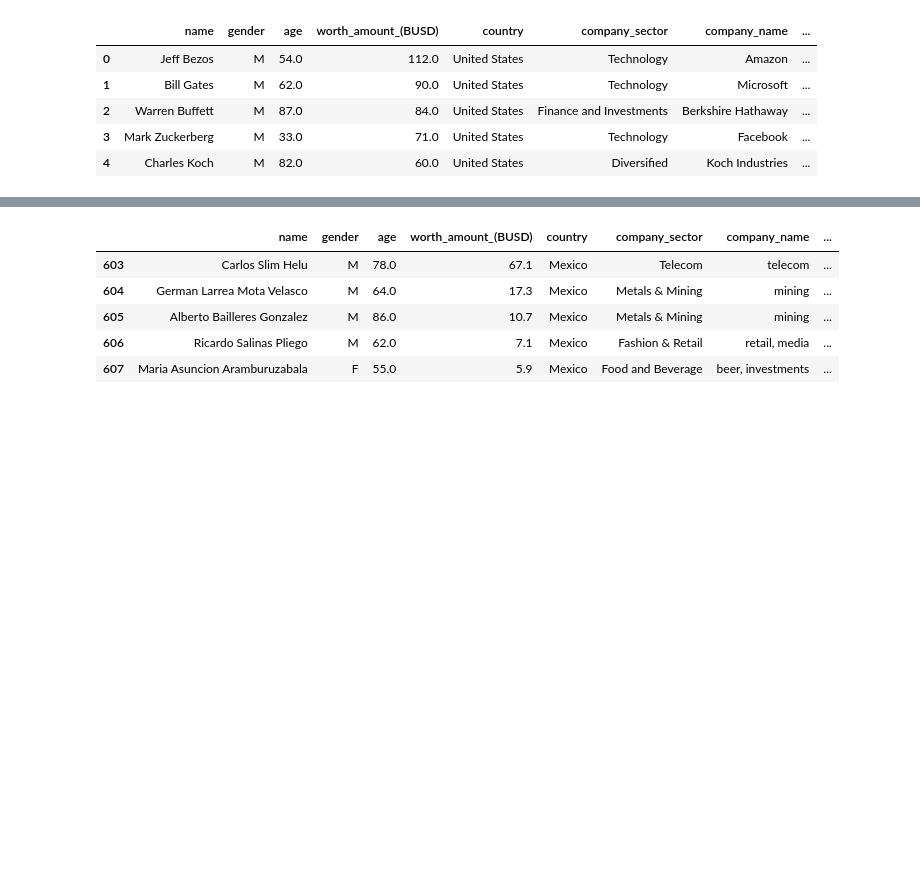
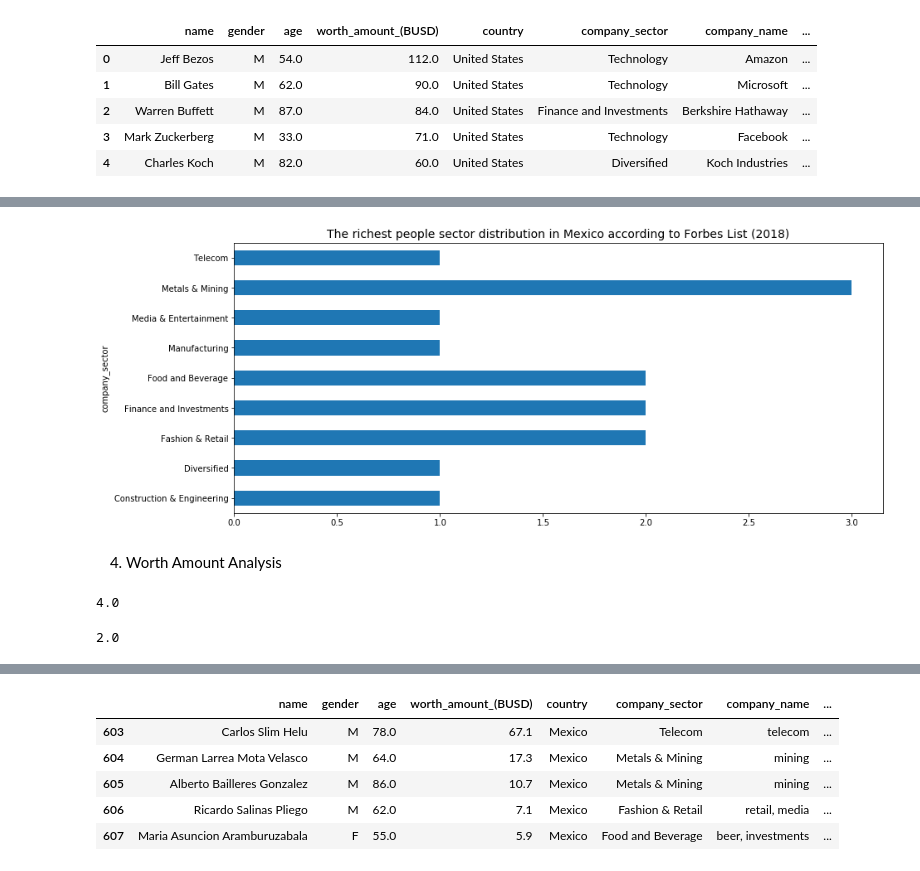
Before and after one commit to vkamg/Ironhack-Module-1-Project---Pipelines, a Jupyter notebook: notebooks/analysis.ipynb, the cells around one changed output, grey strips where cells are left out. Saved outputs shown, nothing was run; the diff lists cells and outputs as text; code cells hidden in the pictures; blank space fills up the shorter version.

```diff
--- a/notebooks/analysis.ipynb
+++ b/notebooks/analysis.ipynb
@@ -17,0 +81,22 @@ df_forbeslist_gdp.head()
+# %%
+def sector_distribution(dataframe, country):
+    filter_country = dataframe['country'] == country
+    plt.figure(figsize=(14,6))
+    dataframe[filter_country].groupby('company_sector')['name'].nunique().plot(kind='barh');
+    plt.title(f'The richest people sector distribution in {country} according to Forbes List (2018)', fontsize=14)
+    plt.savefig(f'../data/results/sector_distribution.png')
+    return plt.show()
+# %%
+sector_distribution(df_forbeslist_gdp, 'Mexico')
+# %% [output]
+[figure, added]
+# %% [markdown]
+4. Worth Amount Analysis
+# %%
+df_forbeslist_gdp['worth_amount_(BUSD)'].mean().round(0)
+# %% [output]
+4.0
+# %%
+df_forbeslist_gdp['worth_amount_(BUSD)'].median().round(0)
+# %% [output]
+2.0
```
Also changed, not shown: parts of 24 cells of this notebook, 11 other files.
